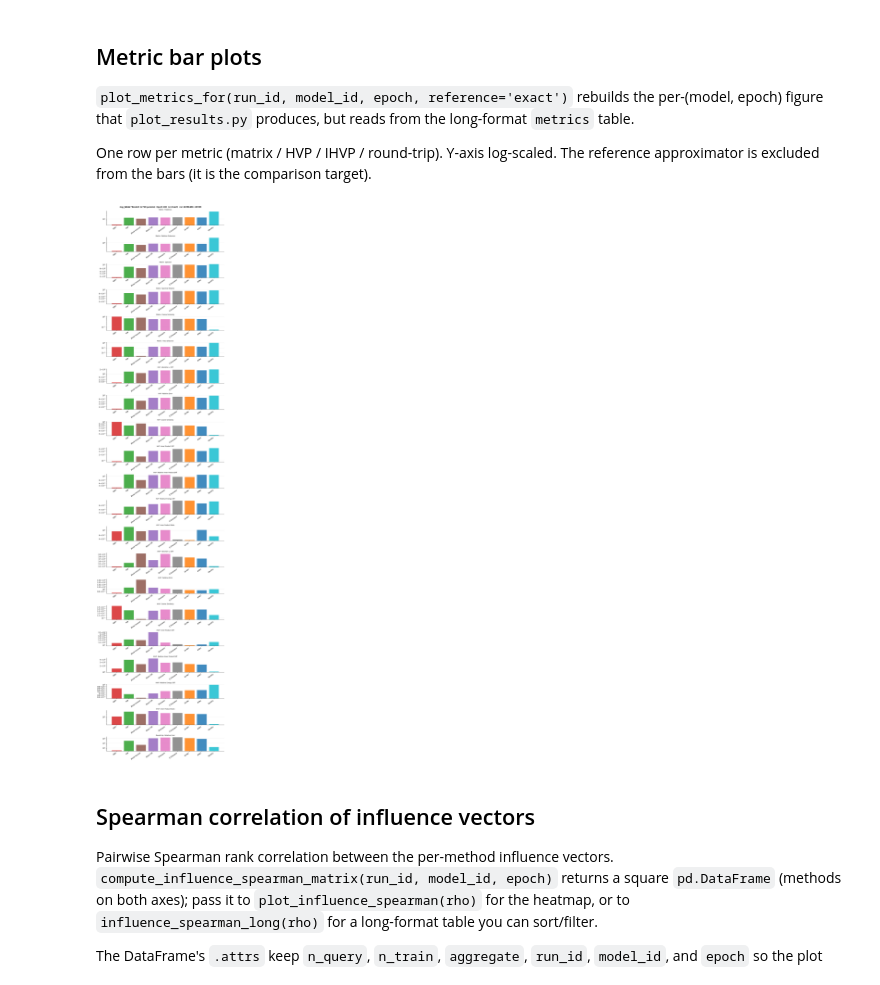
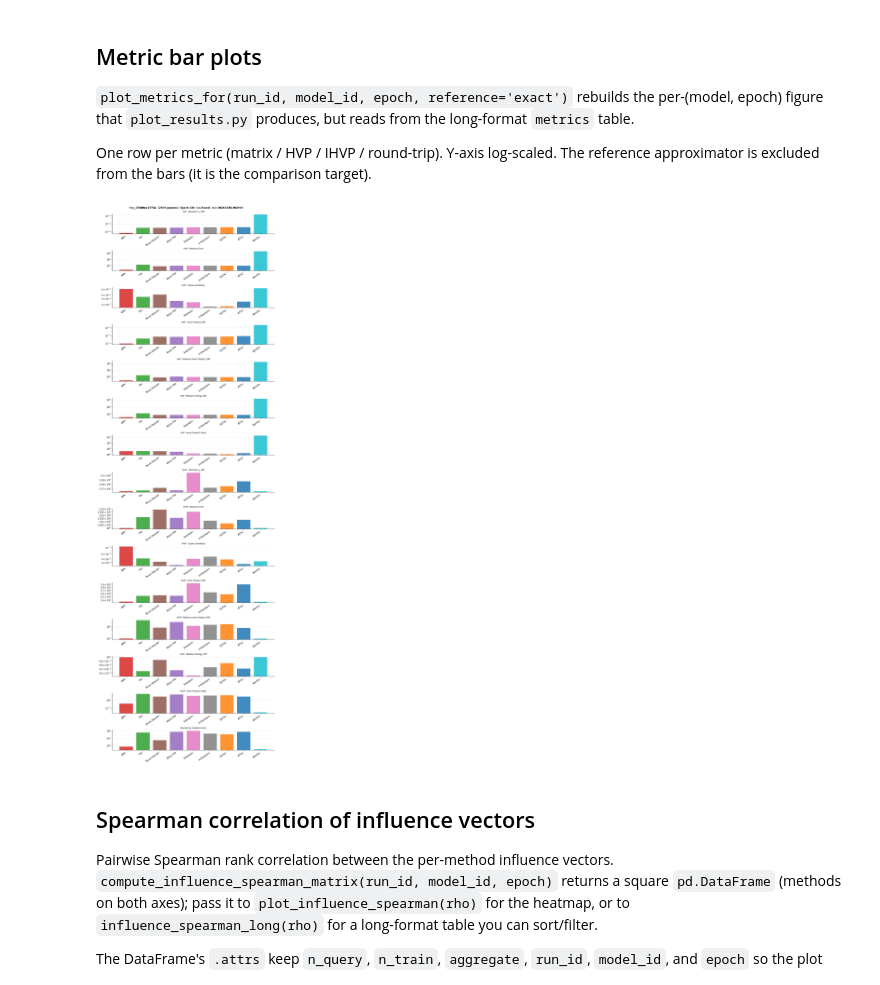
Before and after one commit to gsindlinger/Hessian-Approximation-for-Toy-Models, a Jupyter notebook: experiments/plot_runs_db.ipynb, the cells around one changed output. Cells and saved outputs as stored; diff of their text form; code cells hidden in the pictures.

```diff
--- a/experiments/plot_runs_db.ipynb
+++ b/experiments/plot_runs_db.ipynb
@@ -234,13 +588,15 @@ run_ids= df['run_id'].unique()
 # %%
 # Example  edit the triple to match what you saw in the browse cell.
 RUN_ID = run_ids[-1]
-MODEL_ID = 'mlp_9ab1273debd3'
+#model ids from that RUN_ID
+model_ids= df[df['run_id'] == RUN_ID]['model_id'].unique()
+MODEL_ID = model_ids[-1]
 EPOCH = 100
 
 fig = plot_metrics_for(RUN_ID, MODEL_ID, EPOCH, reference='exact')
 plt.show()
 # %% [output]
-[figure, old version]
+[figure, new version]
 # %% [markdown]
 ## Spearman correlation of influence vectors
 
```
Also changed, not shown: parts of 10 cells of this notebook.
